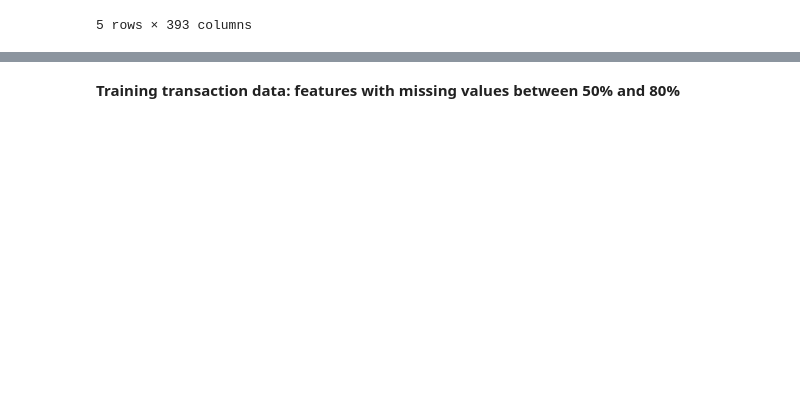
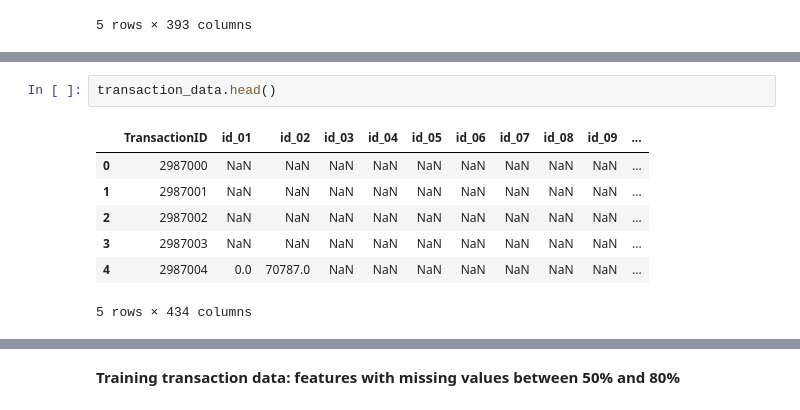
Before and after one commit to LakeeshaRCL/msc-ds-ai-research-implementations, a Jupyter notebook: eda.ipynb, the cells around one changed output, grey strips where cells are left out. Drawn from its saved outputs; the diff is of its cells as text; blank space fills up the shorter version.

```diff
--- a/eda.ipynb
+++ b/eda.ipynb
@@ -116,0 +165,10 @@ Test transaction dataset:
+# %%
+transaction_data.head()
+# %% [output]
+|  | TransactionID | id_01 | id_02 | id_03 | id_04 | id_05 | id_06 | id_07 | id_08 | id_09 | ... |
+| 0 | 2987000 | NaN | NaN | NaN | NaN | NaN | NaN | NaN | NaN | NaN | ... |
+| 1 | 2987001 | NaN | NaN | NaN | NaN | NaN | NaN | NaN | NaN | NaN | ... |
+| 2 | 2987002 | NaN | NaN | NaN | NaN | NaN | NaN | NaN | NaN | NaN | ... |
+| 3 | 2987003 | NaN | NaN | NaN | NaN | NaN | NaN | NaN | NaN | NaN | ... |
+| 4 | 2987004 | 0.0 | 70787.0 | NaN | NaN | NaN | NaN | NaN | NaN | NaN | ... |
+5 rows × 434 columns
```
Also changed, not shown: parts of 23 cells of this notebook.
